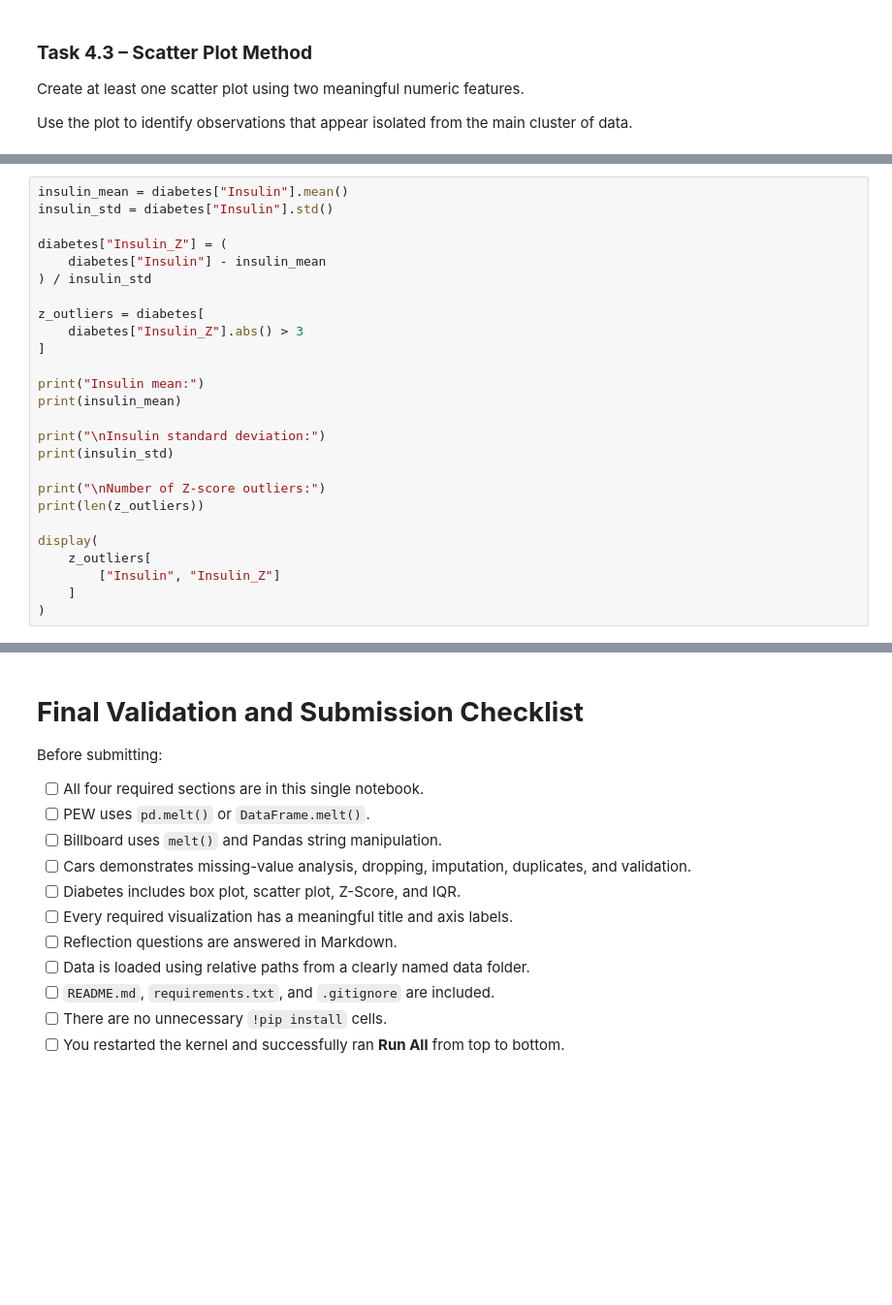
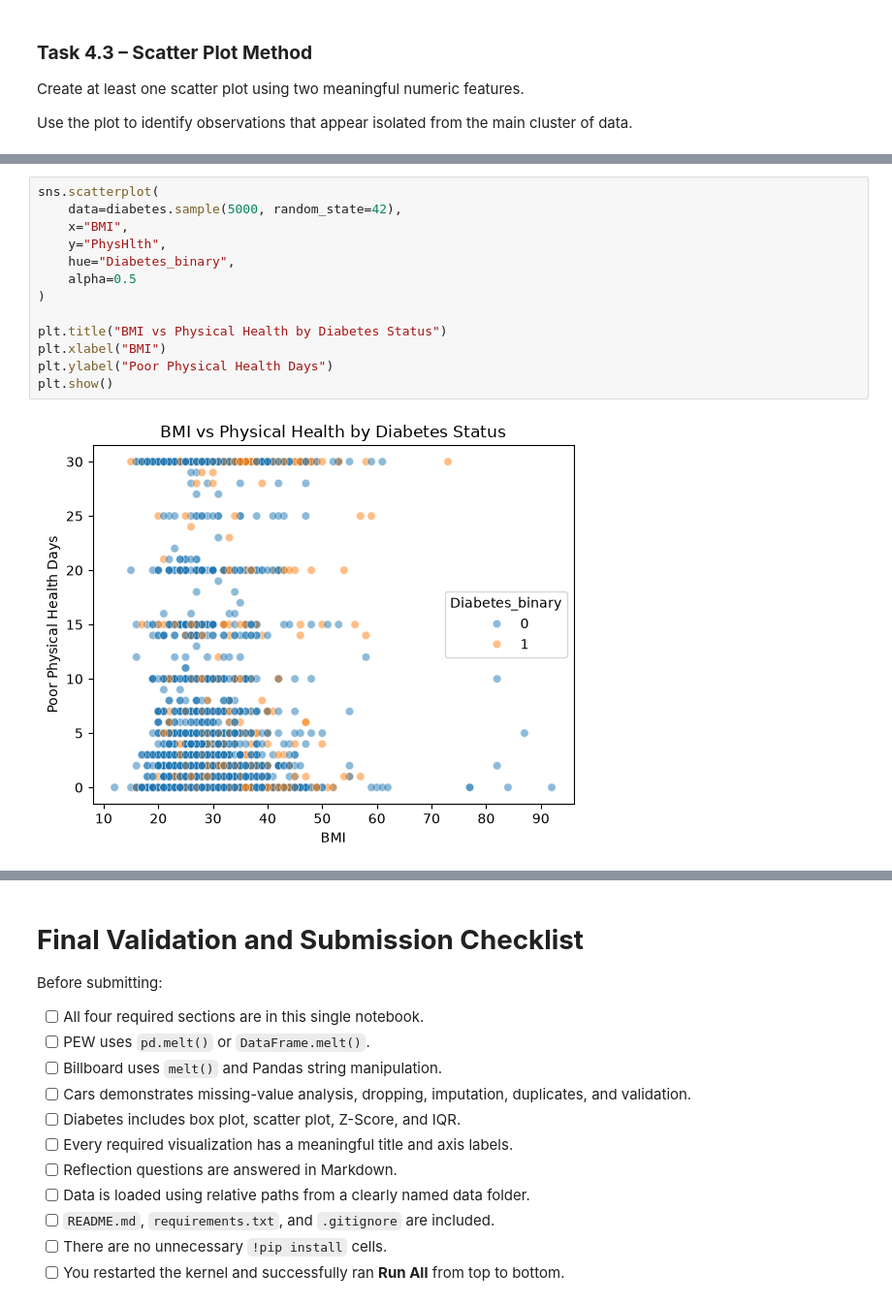
Before and after one commit to shainaulakh/Lab2-Data-Preprocessing, a Jupyter notebook: week5Lab.ipynb, the cells around one changed output, grey strips where cells are left out. Shown at 97% size. Cells and saved outputs as stored; diff of their text form; blank space fills up the shorter version.

```diff
--- a/week5Lab.ipynb
+++ b/week5Lab.ipynb
@@ -1700,26 +1745,0 @@ Report the number of observations identified.
-# %%
-insulin_mean = diabetes["Insulin"].mean()
-insulin_std = diabetes["Insulin"].std()
-
-diabetes["Insulin_Z"] = (
-    diabetes["Insulin"] - insulin_mean
-) / insulin_std
-
-z_outliers = diabetes[
-    diabetes["Insulin_Z"].abs() > 3
-]
-
-print("Insulin mean:")
-print(insulin_mean)
-
-print("\nInsulin standard deviation:")
-print(insulin_std)
-
-print("\nNumber of Z-score outliers:")
-print(len(z_outliers))
-
-display(
-    z_outliers[
-        ["Insulin", "Insulin_Z"]
-    ]
-)
@@ -2020,0 +1746,15 @@ Answer all questions:
+# %%
+sns.scatterplot(
+    data=diabetes.sample(5000, random_state=42),
+    x="BMI",
+    y="PhysHlth",
+    hue="Diabetes_binary",
+    alpha=0.5
+)
+
+plt.title("BMI vs Physical Health by Diabetes Status")
+plt.xlabel("BMI")
+plt.ylabel("Poor Physical Health Days")
+plt.show()
+# %% [output]
+[figure, added]
```
Also changed, not shown: parts of 64 cells of this notebook, 3 other files.
